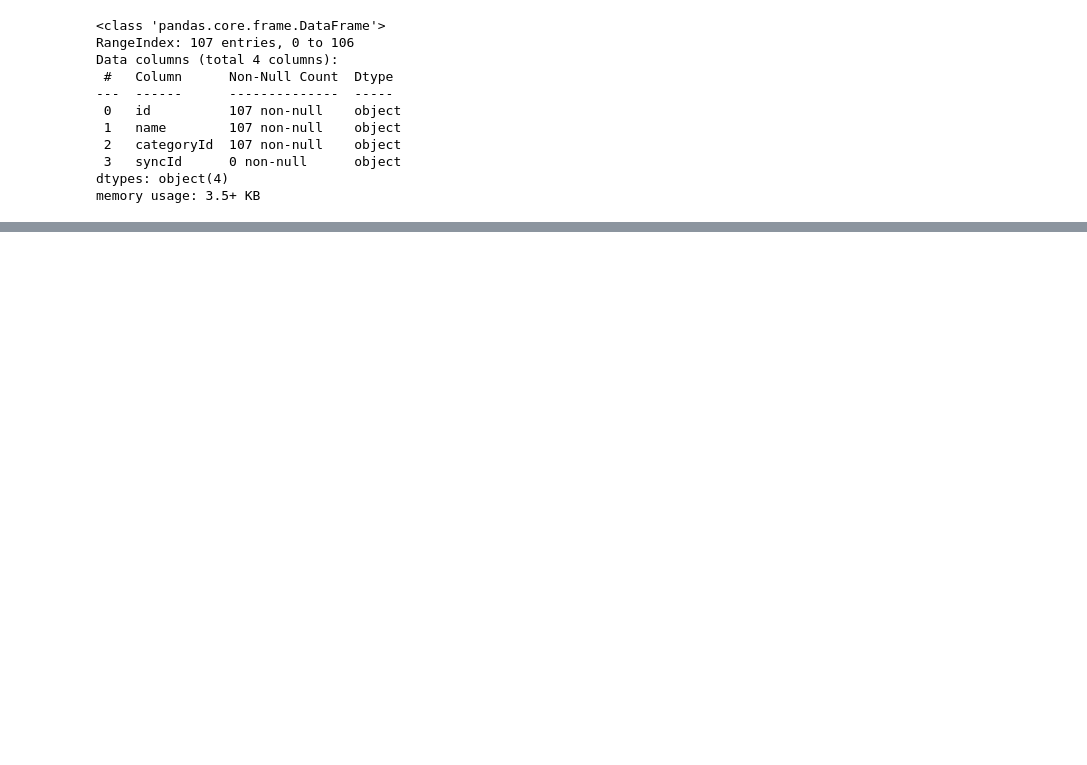
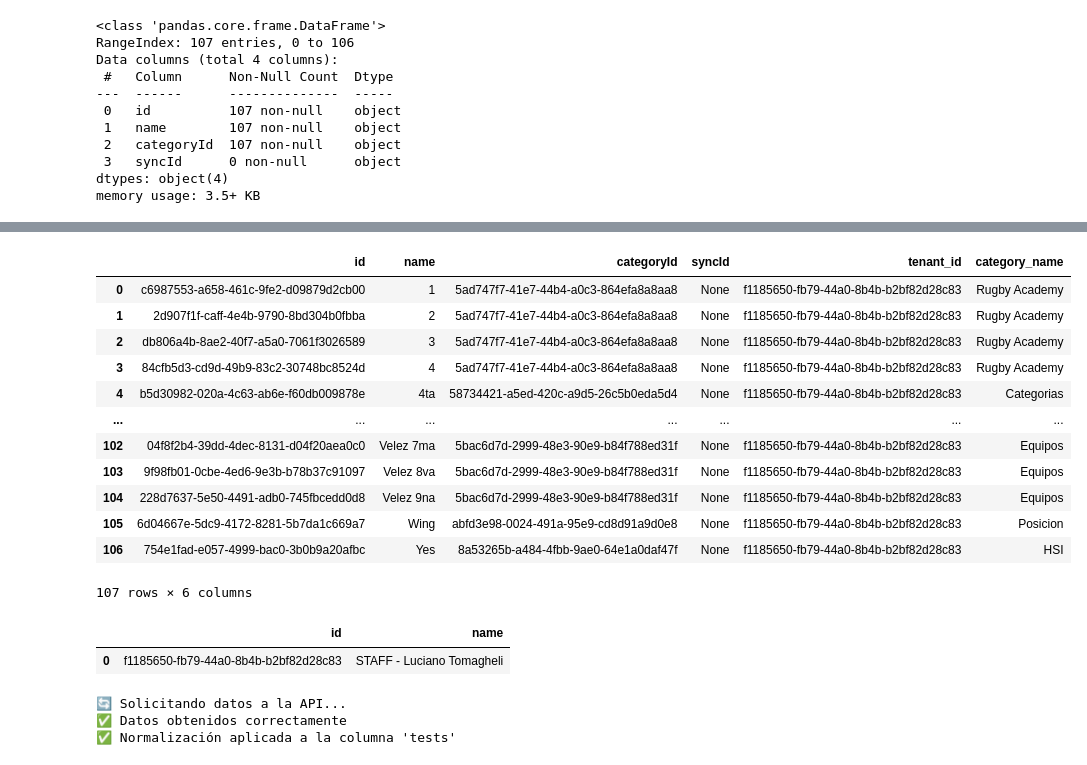
Before and after one commit to fideito10/vald, a Jupyter notebook: lucas/datosvalt_v2.ipynb, the cells around one changed output, grey strips where cells are left out. Saved outputs shown, nothing was run; the diff lists cells and outputs as text; code cells hidden in the pictures; blank space fills up the shorter version.

```diff
--- a/lucas/datosvalt_v2.ipynb
+++ b/lucas/datosvalt_v2.ipynb
@@ -65,7 +65,8 @@ try:
         # Intentar parsear como JSON
         try:
             data = response.json()
-            tenant_id = data['tenants'][0]['id']
+            # tenant_id = data['tenants'][0]['id']
+            df_tenants = pd.DataFrame(data['tenants'])
             print("📋 Respuesta JSON:")
             print(json.dumps(data, indent=2))
         except json.JSONDecodeError:
@@ -154,0 +139,6 @@ df_categories[df_categories['name'] == 'CBMM']
+# %%
+# recorrer df_tenants
+df_categories = pd.DataFrame()
+for index, row in df_tenants.iterrows():
+    df_categories_ = get_categories(row['id'],token)
+    df_categories = pd.concat([df_categories, df_categories_])
@@ -213,0 +188,6 @@ df_groups[df_groups['categoryId'] == '0e7bfdff-aabb-4efa-ad13-ecb419e0beef']
+# %%
+# recorrer df_tenants
+df_groups = pd.DataFrame()
+for index, row in df_tenants.iterrows():
+    df_groups_ = get_groups(row['id'],token)
+    df_groups = pd.concat([df_groups, df_groups_])
@@ -1529,0 +239,39 @@ Primeras filas del dataset final:
+# %%
+# Suponiendo que tus DataFrames se llaman df_categories y df_groups
+# Hacer el merge usando el id de categoría
+df_groups_with_category = df_groups.merge(
+    df_categories[['id', 'name']],
+    left_on='categoryId',
+    right_on='id',
+    how='left'
+)
+
+# Renombrar la columna 'name' que viene de categorías para que sea más clara
+df_groups_with_category = df_groups_with_category.rename(columns={'name_y': 'category_name', 'name_x': 'group_name'})
+
+# O si prefieres ser más específico desde el merge:
+df_groups_with_category = df_groups.merge(
+    df_categories[['id', 'name']].rename(columns={'name': 'category_name'}),
+    left_on='categoryId',
+    right_on='id',
+    how='left'
+)
+
+# Eliminar la columna 'id' duplicada del merge
+df_groups_with_category = df_groups_with_category.drop(columns=['id_y'])
+df_groups_with_category = df_groups_with_category.rename(columns={'id_x': 'id'})
+df_groups_with_category
+# %% [output]
+|  | id | name | categoryId | syncId | tenant_id | category_name |
+| 0 | c6987553-a658-461c-9fe2-d09879d2cb00 | 1 | 5ad747f7-41e7-44b4-a0c3-864efa8a8aa8 | None | f1185650-fb79-44a0-8b4b-b2bf82d28c83 | Rugby Academy |
+| 1 | 2d907f1f-caff-4e4b-9790-8bd304b0fbba | 2 | 5ad747f7-41e7-44b4-a0c3-864efa8a8aa8 | None | f1185650-fb79-44a0-8b4b-b2bf82d28c83 | Rugby Academy |
+| 2 | db806a4b-8ae2-40f7-a5a0-7061f3026589 | 3 | 5ad747f7-41e7-44b4-a0c3-864efa8a8aa8 | None | f1185650-fb79-44a0-8b4b-b2bf82d28c83 | Rugby Academy |
+| 3 | 84cfb5d3-cd9d-49b9-83c2-30748bc8524d | 4 | 5ad747f7-41e7-44b4-a0c3-864efa8a8aa8 | None | f1185650-fb79-44a0-8b4b-b2bf82d28c83 | Rugby Academy |
+| 4 | b5d30982-020a-4c63-ab6e-f60db009878e | 4ta | 58734421-a5ed-420c-a9d5-26c5b0eda5d4 | None | f1185650-fb79-44a0-8b4b-b2bf82d28c83 | Categorias |
+| ... | ... | ... | ... | ... | ... | ... |
+| 102 | 04f8f2b4-39dd-4dec-8131-d04f20aea0c0 | Velez 7ma | 5bac6d7d-2999-48e3-90e9-b84f788ed31f | None | f1185650-fb79-44a0-8b4b-b2bf82d28c83 | Equipos |
+| 103 | 9f98fb01-0cbe-4ed6-9e3b-b78b37c91097 | Velez 8va | 5bac6d7d-2999-48e3-90e9-b84f788ed31f | None | f1185650-fb79-44a0-8b4b-b2bf82d28c83 | Equipos |
+| 104 | 228d7637-5e50-4491-adb0-745fbcedd0d8 | Velez 9na | 5bac6d7d-2999-48e3-90e9-b84f788ed31f | None | f1185650-fb79-44a0-8b4b-b2bf82d28c83 | Equipos |
+| 105 | 6d04667e-5dc9-4172-8281-5b7da1c669a7 | Wing | abfd3e98-0024-491a-95e9-cd8d91a9d0e8 | None | f1185650-fb79-44a0-8b4b-b2bf82d28c83 | Posicion |
+| 106 | 754e1fad-e057-4999-bac0-3b0b9a20afbc | Yes | 8a53265b-a484-4fbb-9ae0-64e1a0daf47f | None | f1185650-fb79-44a0-8b4b-b2bf82d28c83 | HSI |
+107 rows × 6 columns
@@ -1529,0 +438,26 @@ Primeras filas del dataset final:
+# %%
+df_tenants
+# %% [output]
+|  | id | name |
+| 0 | f1185650-fb79-44a0-8b4b-b2bf82d28c83 | STAFF - Luciano Tomagheli |
+# %%
+# Recorrer df_groups_with_category
+#get_nordbord(token, tenant_id, fecha_desde):
+df_tests_nordbord = pd.DataFrame()
+successful_requests = 0
+failed_requests = 0
+desde = "2023-01-01T00:00:00.000Z"
+
+for index, row in df_tenants.iterrows():
+
+    df_tests_nordbord_ = get_nordbord(token, row['id'], desde)
+
+    if not df_tests_nordbord_.empty:
+        df_tests_nordbord = pd.concat([df_tests_nordbord, df_tests_nordbord_], ignore_index=True)
+        successful_requests += 1
+    else:
+        failed_requests += 1
+# %% [output]
+🔄 Solicitando datos a la API...
+✅ Datos obtenidos correctamente
+✅ Normalización aplicada a la columna 'tests'
```
Also changed, not shown: parts of 41 cells of this notebook, 14 other files.
